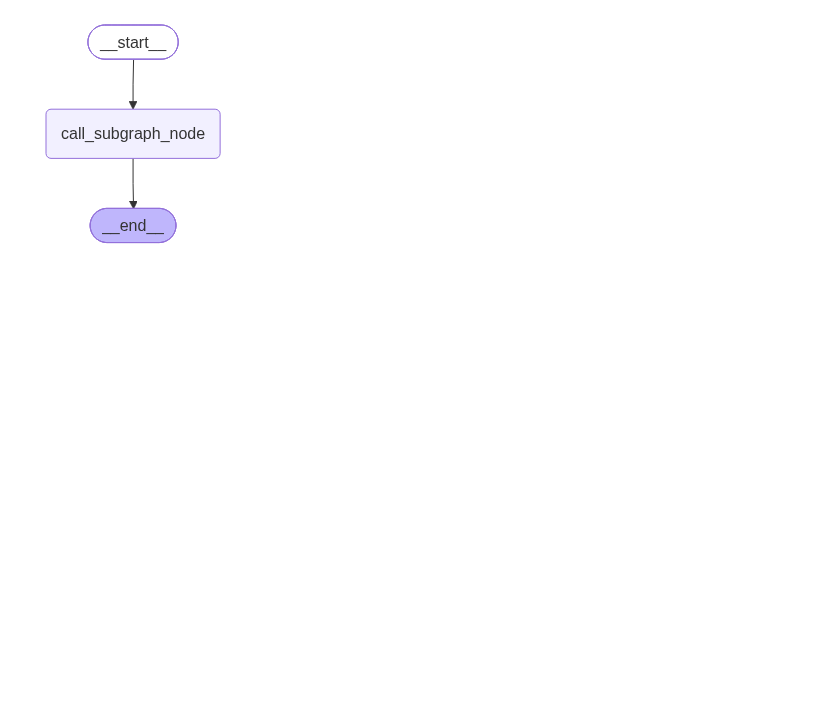
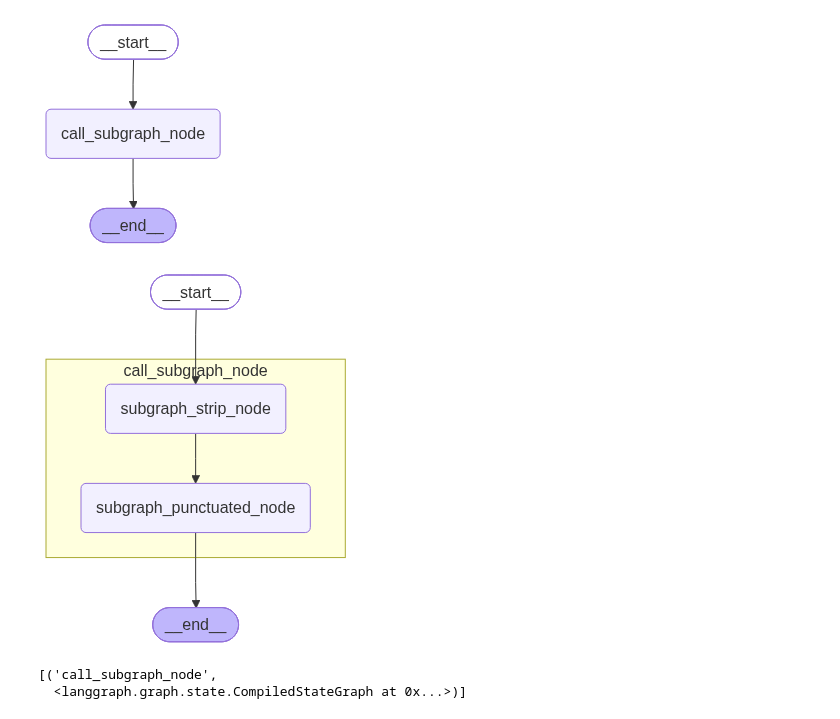
Before and after one commit to jianglai520/langgraph-learn, a Jupyter notebook: chapter05/09-subgraph_func.ipynb, the cells around one changed output. Saved outputs shown, nothing was run; the diff lists cells and outputs as text; code cells hidden in the pictures; blank space fills up the shorter version.

```diff
--- a/chapter05/09-subgraph_func.ipynb
+++ b/chapter05/09-subgraph_func.ipynb
@@ -87,3 +87,15 @@ display(parent_graph)
 2026-10-29 22:37:38.565 | INFO     | __main__:subgraph_punctuated_node:26 - 调用子图中的punctuated结点
 {'input_text': '  langgraph666   ', 'cleared_text': 'langgraph666。'}
 [figure]
+# %%
+from IPython.display import display, Image
+display(
+    Image(parent_graph.get_graph(xray = True).draw_mermaid_png())
+)
+# %% [output]
+[figure, added]
+# %%
+list(parent_graph.get_subgraphs())
+# %% [output]
+[('call_subgraph_node',
+  <langgraph.graph.state.CompiledStateGraph at 0x...>)]
```
